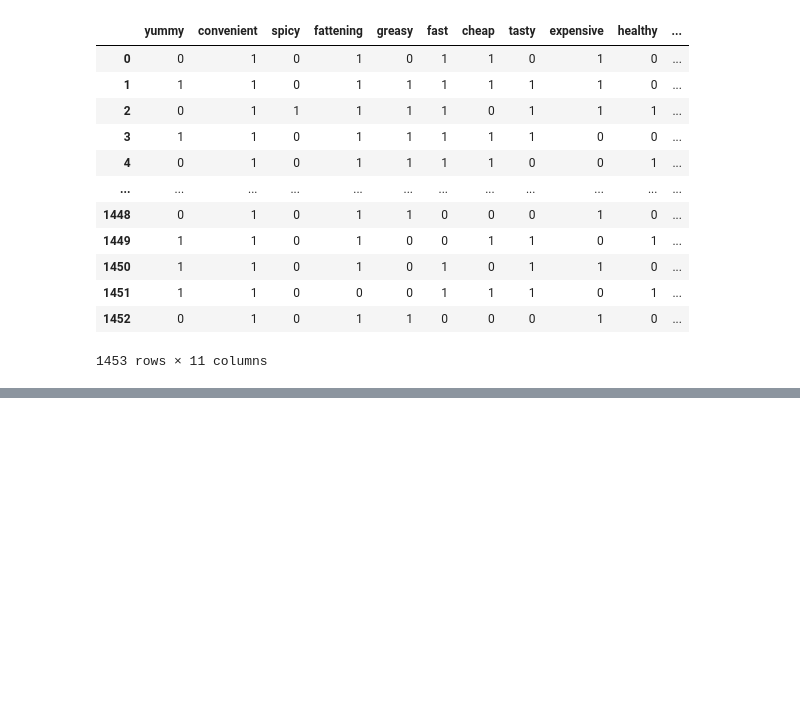
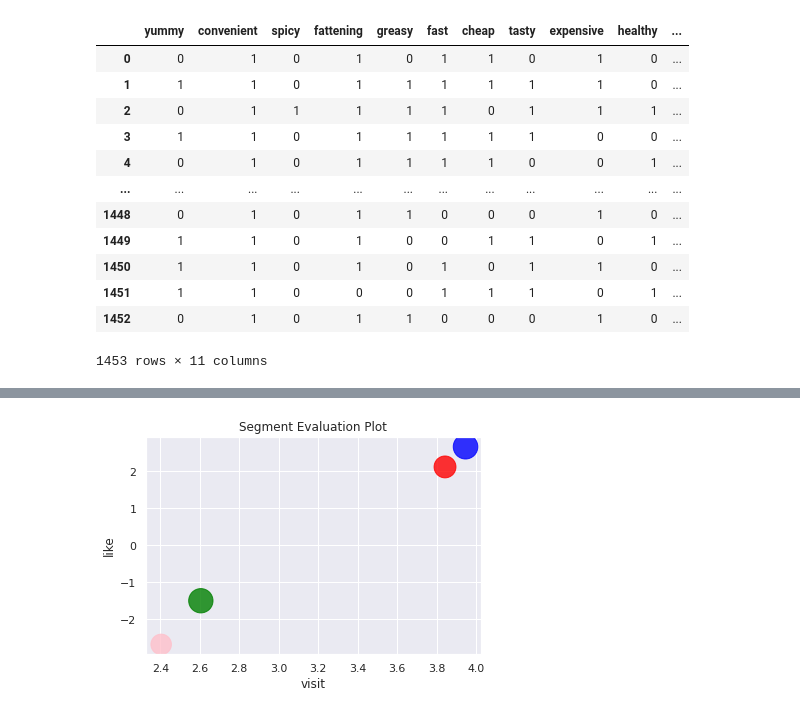
Before and after one commit to MaanavKhungar/MarketSegmentation, a Jupyter notebook: Mcdonalds_CS_in_python.ipynb, the cells around one changed output, grey strips where cells are left out. Drawn from its saved outputs; the diff is of its cells as text; code cells hidden in the pictures; blank space fills up the shorter version.

```diff
--- a/Mcdonalds_CS_in_python.ipynb
+++ b/Mcdonalds_CS_in_python.ipynb
@@ -242,0 +251,19 @@ print("%d into %d is %d", %a, %b, %c)
+# %%
+segment_eval_plot_df = mosaic_df.loc[:,['Like','VisitFrequency','Gender','segment']]
+# %%
+a = segment_eval_plot_df.groupby(['segment']).mean()
+# %%
+a['segment'] = ['red','green','blue', 'pink']
+# %%
+a['Gender'] = a['Gender'] * 1000
+# %%
+plt.scatter('VisitFrequency', 'Like',
+             s='Gender', c = 'segment',
+             alpha=0.8,
+             data=a)
+plt.xlabel("visit")
+plt.ylabel("like")
+plt.title("Segment Evaluation Plot")
+plt.show()
+# %% [output]
+[figure, added]
```
Also changed, not shown: parts of 17 cells of this notebook.
